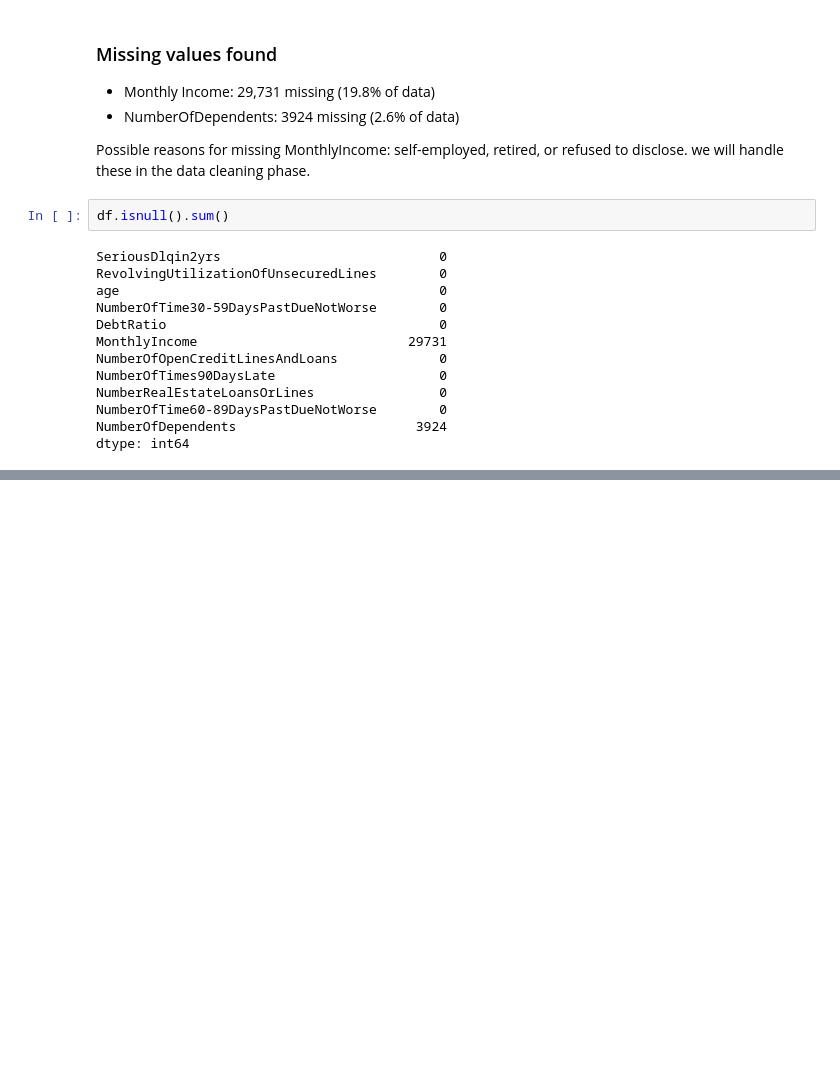
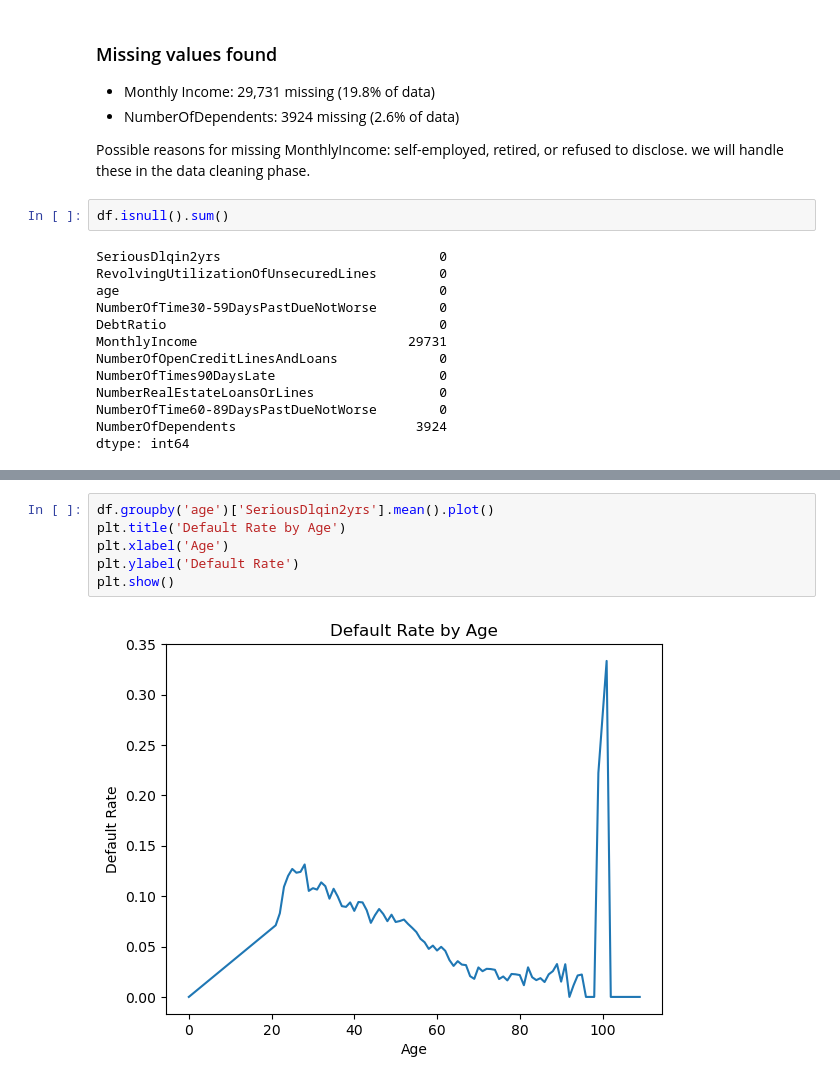
Before and after one commit to nb-acharya/credit-risk-analysis, a Jupyter notebook: notebooks/01_EDA.ipynb, the cells around one changed output, grey strips where cells are left out. Drawn from its saved outputs; the diff is of its cells as text; blank space fills up the shorter version.

```diff
--- a/notebooks/01_EDA.ipynb
+++ b/notebooks/01_EDA.ipynb
@@ -120,0 +158,8 @@ When looking at the max values:
+# %%
+df.groupby('age')['SeriousDlqin2yrs'].mean().plot()
+plt.title('Default Rate by Age')
+plt.xlabel('Age')
+plt.ylabel('Default Rate')
+plt.show()
+# %% [output]
+[figure, added]
```
Also changed, not shown: parts of 9 cells of this notebook, 1 other file.
